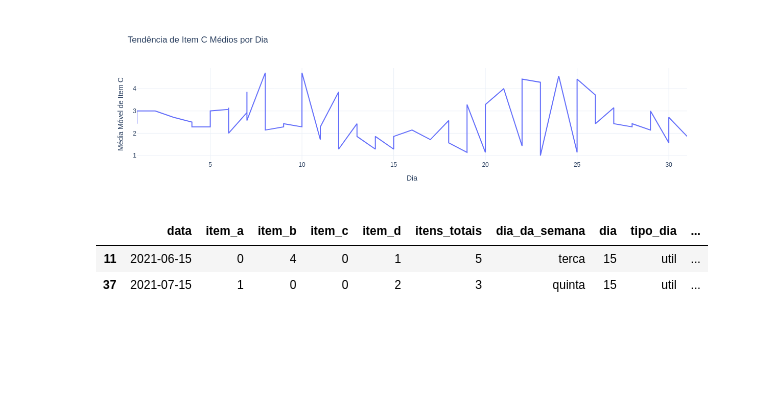
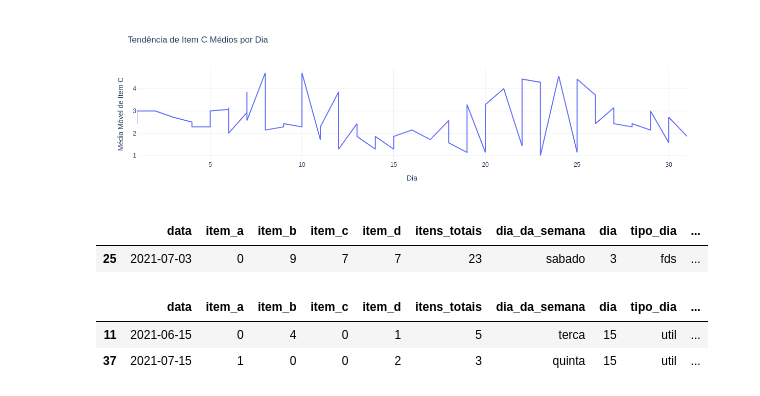
Before and after one commit to Eduardo-95-DS/case_mr_health, a Jupyter notebook: notebooks/previsao_demanda.ipynb, the cells around one changed output. Drawn from its saved outputs; the diff is of its cells as text; code cells hidden in the pictures; blank space fills up the shorter version.

```diff
--- a/notebooks/previsao_demanda.ipynb
+++ b/notebooks/previsao_demanda.ipynb
@@ -828,6 +830,11 @@ fig4.show()
 [figure]
 [figure]
 [figure]
+# %%
+df4[df4['dia']==3]
+# %% [output]
+|  | data | item_a | item_b | item_c | item_d | itens_totais | dia_da_semana | dia | tipo_dia | ... |
+| 25 | 2021-07-03 | 0 | 9 | 7 | 7 | 23 | sabado | 3 | fds | ... |
 # %%
 df4[df4['dia']==15]
 # %% [output]
```
Also changed, not shown: parts of 6 cells of this notebook, 1 other file.
